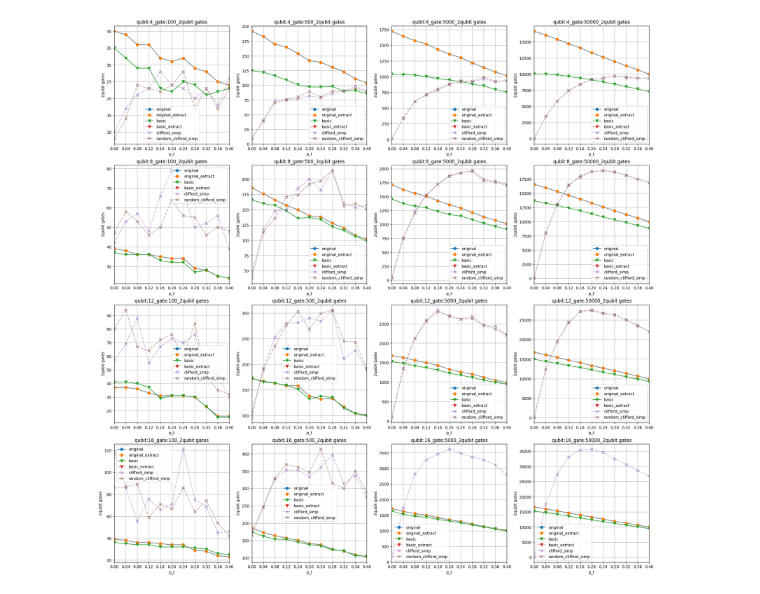
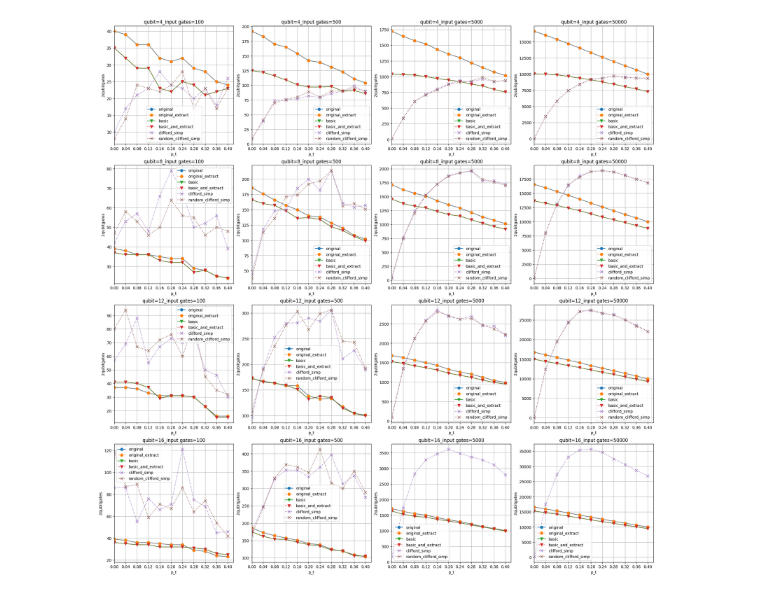
Before and after one commit to ryo02puyopuyo/forpyzx, a Jupyter notebook: creategraph/create.ipynb, the cells around one changed output. Drawn from its saved outputs; the diff is of its cells as text; code cells hidden in the pictures.

```diff
--- a/creategraph/create.ipynb
+++ b/creategraph/create.ipynb
@@ -60,7 +12,7 @@ df = pd.read_excel("/home/rest/forpyzx/excel/20241204output.xlsx",sheet_name='Sh
 qubits = [4,8,12,16]
 gates = [100,500,5000,50000]
 p_t_lists = [i * 0.04 for i in range(0, 11)]
-optimize_name = ["original","original_extract","basic","basic_extract","clifford_simp","random_clifford_simp"]
+optimize_name = ["original","original_extract","basic","basic_and_extract","clifford_simp","random_clifford_simp"]
 
 #fig,axes = plt.subplots(7,11)
 fig, ax = plt.subplots(len(qubits), len(gates),figsize=(20, 20),constrained_layout=True)
@@ -68,10 +20,10 @@ fig, ax = plt.subplots(len(qubits), len(gates),figsize=(20, 20),constrained_layo
 #p_tを変化させた時のゲート数
 for qubit in range(len(qubits)):
     for gate in range(len(gates)):
-        ax[qubit][gate].set_title(f"qubit:{qubits[qubit]}_gate:{gates[gate]}_all gates")
+        ax[qubit][gate].set_title(f"qubit={qubits[qubit]}_input gates={gates[gate]}")
         ax[qubit][gate].set_xlabel("p_t")
-        ax[qubit][gate].set_ylabel("gates")
-        ax[qubit][gate].set_xlim(min(p_t_lists),max(p_t_lists))
+        ax[qubit][gate].set_ylabel("all gates")
+        ax[qubit][gate].set_xlim(min(p_t_lists),max(p_t_lists)+0.02)
         ax[qubit][gate].set_xticks(p_t_lists)
         ax[qubit][gate].set_ylim(0,gates[gate]*2.25)
         ax[qubit][gate].grid(True)
@@ -80,12 +32,12 @@ for qubit in range(len(qubits)):
             data = df[(df["optimize_name"] == optimize) & (df["gates_bef"] == gates[gate]) & (df["qubits"] == qubits[qubit])]
             if optimize == "clifford_simp" or optimize == "random_clifford_simp":
                 plot_style = 'x'
-            elif optimize == "basic" or optimize == "basic_extract":
+            elif optimize == "basic" or optimize == "basic_and_extract":
                 plot_style = 'v'
             else:
                 plot_style = 'o'
 
-            if optimize == "original_extract" or optimize == "basic_extract" or optimize == "clifford_simp" or optimize == "random_clifford_simp":
+            if optimize == "original_extract" or optimize == "basic_and_extract" or optimize == "clifford_simp" or optimize == "random_clifford_simp":
                 ls = ':'
             else:
                 ls = '-'
@@ -99,7 +51,7 @@ plt.show()
 qubits = [4,8,12,16]
 gates = [100,500,5000,50000]
 p_t_lists = [i * 0.04 for i in range(0, 11)]
-optimize_name = ["original","original_extract","basic","basic_extract","clifford_simp","random_clifford_simp"]
+optimize_name = ["original","original_extract","basic","basic_and_extract","clifford_simp","random_clifford_simp"]
 
 #fig,axes = plt.subplots(7,11)
 fig, ax = plt.subplots(len(qubits), len(gates),figsize=(20, 20),constrained_layout=True)
@@ -107,10 +59,10 @@ fig, ax = plt.subplots(len(qubits), len(gates),figsize=(20, 20),constrained_layo
 #p_tを変化させた時のゲート数
 for qubit in range(len(qubits)):
     for gate in range(len(gates)):
-        ax[qubit][gate].set_title(f"qubit:{qubits[qubit]}_gate:{gates[gate]}_1qubit gates")
+        ax[qubit][gate].set_title(f"qubit={qubits[qubit]}_input gates={gates[gate]}")
         ax[qubit][gate].set_xlabel("p_t")
         ax[qubit][gate].set_ylabel("1qubit gates")
-        ax[qubit][gate].set_xlim(min(p_t_lists),max(p_t_lists))
+        ax[qubit][gate].set_xlim(min(p_t_lists),max(p_t_lists)+0.02)
         ax[qubit][gate].set_xticks(p_t_lists)
         #ax[qubit][gate].set_ylim(0,gates[gate]*2.25)
         ax[qubit][gate].grid(True)
@@ -120,11 +72,11 @@ for qubit in range(len(qubits)):
 
             if optimize == "clifford_simp" or optimize == "random_clifford_simp":
                 plot_style = 'x'
-            elif optimize == "basic" or optimize == "basic_extract":
+            elif optimize == "basic" or optimize == "basic_and_extract":
                 plot_style = 'v'
             else:
                 plot_style = 'o'
-            if optimize == "original_extract" or optimize == "basic_extract" or optimize == "clifford_simp" or optimize == "random_clifford_simp":
+            if optimize == "original_extract" or optimize == "basic_and_extract" or optimize == "clifford_simp" or optimize == "random_clifford_simp":
                 ls = ':'
             else:
                 ls = '-'
@@ -139,39 +91,39 @@ plt.show()
 qubits = [4,8,12,16]
 gates = [100,500,5000,50000]
 p_t_lists = [i * 0.04 for i in range(0, 11)]
-optimize_name = ["original","original_extract","basic","basic_extract","clifford_simp","random_clifford_simp"]
+optimize_name = ["original","original_extract","basic","basic_and_extract","clifford_simp","random_clifford_simp"]
 
 #fig,axes = plt.subplots(7,11)
 fig, ax = plt.subplots(len(qubits), len(gates),figsize=(20, 20),constrained_layout=True)
 
 #p_tを変化させた時のゲート数
 for qubit in range(len(qubits)):
     for gate in range(len(gates)):
-        ax[qubit][gate].set_title(f"qubit:{qubits[qubit]}_gate:{gates[gate]}_2qubit gates")
+        ax[qubit][gate].set_title(f"qubit={qubits[qubit]}_input gates={gates[gate]}")
         ax[qubit][gate].set_xlabel("p_t")
-        ax[qubit][gate].set_ylabel("2qubitgates")
-        ax[qubit][gate].set_xlim(min(p_t_lists),max(p_t_lists))
+        ax[qubit][gate].set_ylabel("2qubit gates")
+        ax[qubit][gate].set_xlim(min(p_t_lists),max(p_t_lists)+0.02)
         ax[qubit][gate].set_xticks(p_t_lists)
         #ax[qubit][gate].set_ylim(0,gates[gate]*2.25)
         ax[qubit][gate].grid(True)
 
         for optimize in optimize_name:
             data = df[(df["optimize_name"] == optimize) & (df["gates_bef"] == gates[gate]) & (df["qubits"] == qubits[qubit])]
 
             if optimize == "clifford_simp" or optimize == "random_clifford_simp":
                 plot_style = 'x'
-            elif optimize == "basic" or optimize == "basic_extract":
+            elif optimize == "basic" or optimize == "basic_and_extract":
                 plot_style = 'v'
             else:
                 plot_style = 'o'
-            if optimize == "original_extract" or optimize == "basic_extract" or optimize == "clifford_simp" or optimize == "random_clifford_simp":
+            if optimize == "original_extract" or optimize == "basic_and_extract" or optimize == "clifford_simp" or optimize == "random_clifford_simp":
                 ls = ':'
             else:
                 ls = '-'
 
             ax[qubit][gate].plot(data["p_t"],data["2qubit_gate"],plot_style,linestyle=ls,markersize=7,label=optimize)
             ax[qubit, gate].legend()
 
 plt.show()
 # %% [output]
-[figure, old version]
+[figure, new version]
```
Also changed, not shown: parts of 8 cells of this notebook, 9 other files.
